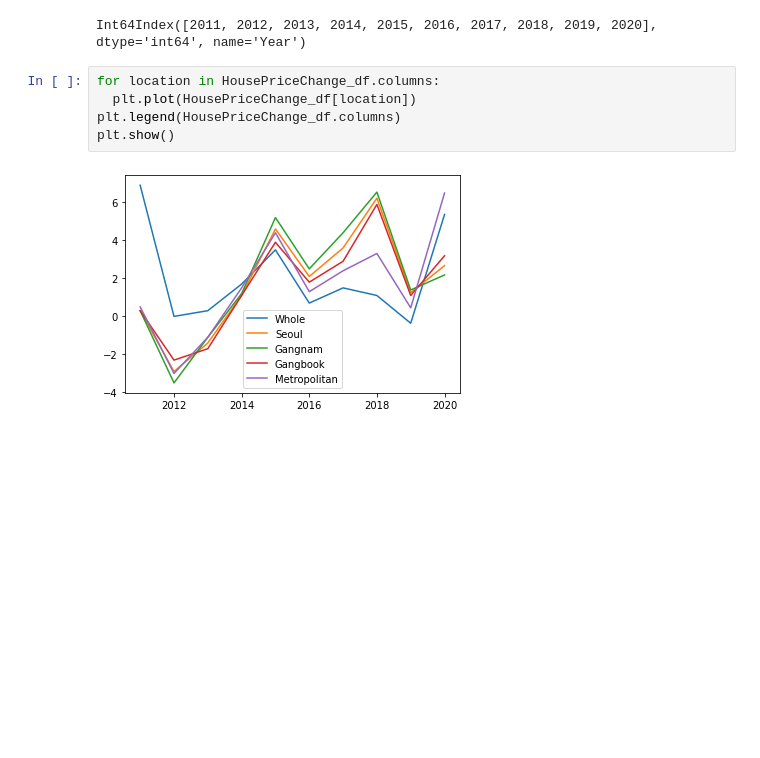
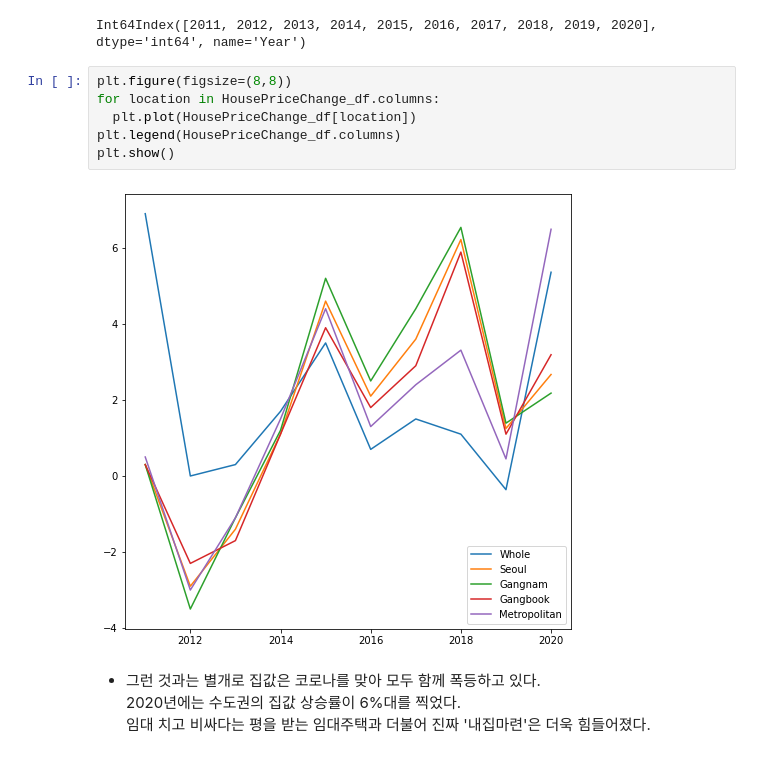
Before and after one commit to ForestHouse2316/Imdaejuteck, a Jupyter notebook: Analyzer.ipynb, the cells around one changed output. Cells and saved outputs as stored; diff of their text form; blank space fills up the shorter version.

```diff
--- a/Analyzer.ipynb
+++ b/Analyzer.ipynb
@@ -74,9 +113,14 @@ HousePriceChange_df.index
 # %% [output]
 Int64Index([2011, 2012, 2013, 2014, 2015, 2016, 2017, 2018, 2019, 2020], dtype='int64', name='Year')
 # %%
+plt.figure(figsize=(8,8))
 for location in HousePriceChange_df.columns:
   plt.plot(HousePriceChange_df[location])
 plt.legend(HousePriceChange_df.columns)
 plt.show()
 # %% [output]
-[figure, old version]
+[figure, new version]
+# %% [markdown]
+- 그런 것과는 별개로 집값은 코로나를 맞아 모두 함께 폭등하고 있다.<br>
+2020년에는 수도권의 집값 상승률이 6%대를 찍었다.<br>
+임대 치고 비싸다는 평을 받는 임대주택과 더불어 진짜 '내집마련'은 더욱 힘들어졌다.
```
Also changed, not shown: parts of 6 cells of this notebook.
